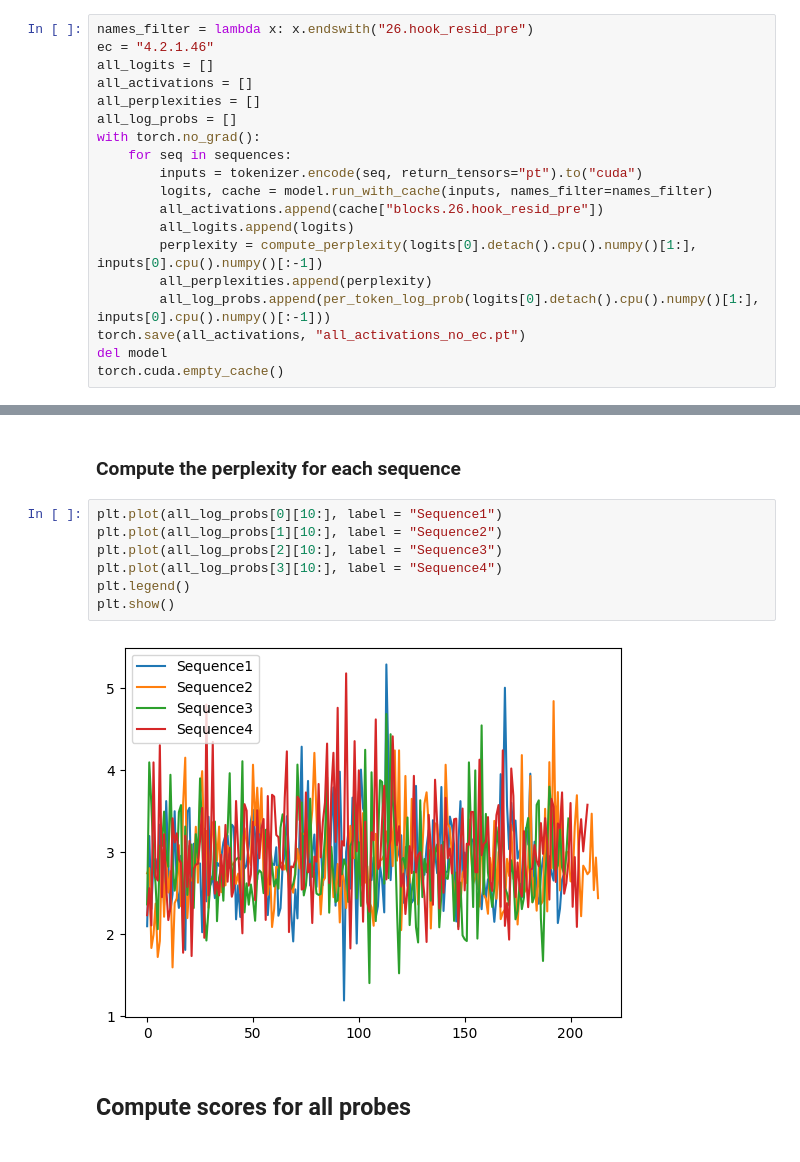
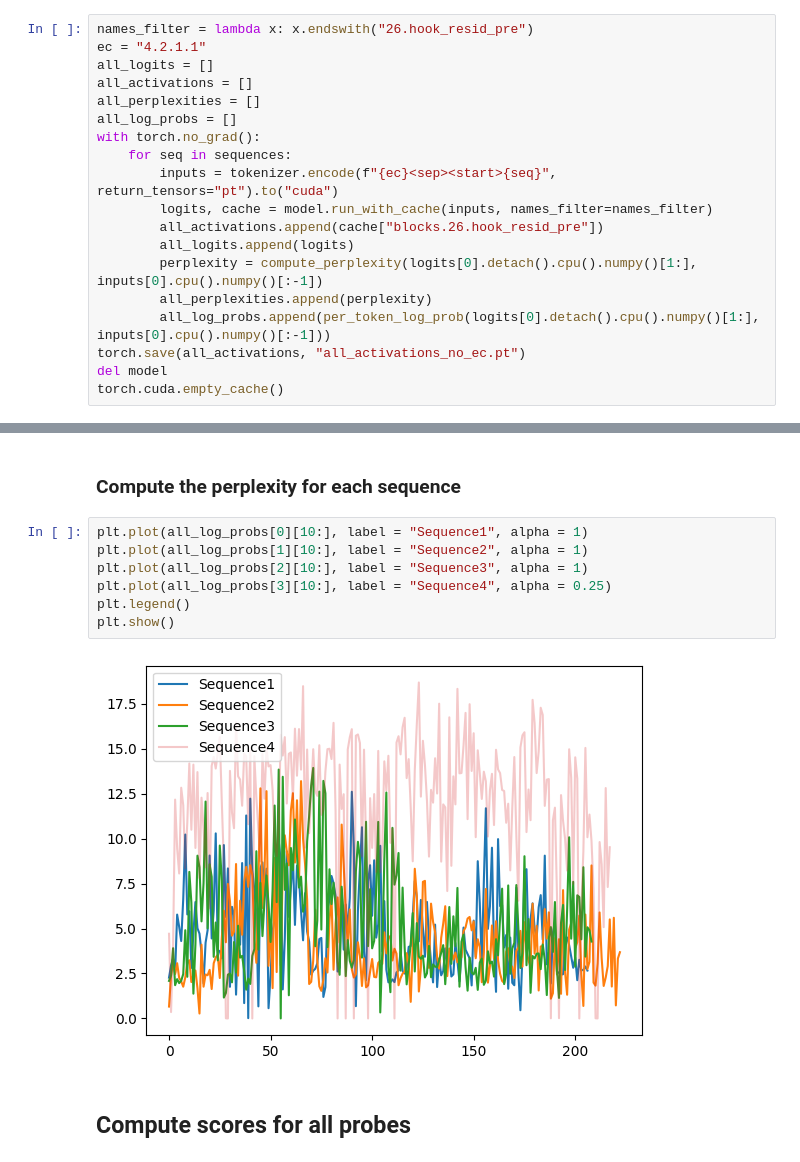
Before and after one commit to gboxo/Zym_SAEs, a Jupyter notebook: experiments/Detect Synth Probing/n_sequences.ipynb, the cells around one changed output, grey strips where cells are left out. Saved outputs shown, nothing was run; the diff lists cells and outputs as text.

```diff
--- a/experiments/Detect Synth Probing/n_sequences.ipynb
+++ b/experiments/Detect Synth Probing/n_sequences.ipynb
@@ -119,14 +119,14 @@ for file in files:
 ## Get representations without EC labels
 # %%
 names_filter = lambda x: x.endswith("26.hook_resid_pre")
-ec = "4.2.1.46"
+ec = "4.2.1.1"
 all_logits = []
 all_activations = []
 all_perplexities = []
 all_log_probs = []
 with torch.no_grad():
     for seq in sequences:
-        inputs = tokenizer.encode(seq, return_tensors="pt").to("cuda")
+        inputs = tokenizer.encode(f"{ec}<sep><start>{seq}", return_tensors="pt").to("cuda")
         logits, cache = model.run_with_cache(inputs, names_filter=names_filter)
         all_activations.append(cache["blocks.26.hook_resid_pre"])
         all_logits.append(logits)
@@ -147,14 +147,14 @@ for activations in all_activations:
 # %% [markdown]
 ### Compute the perplexity for each sequence
 # %%
-plt.plot(all_log_probs[0][10:], label = "Sequence1")
-plt.plot(all_log_probs[1][10:], label = "Sequence2")
-plt.plot(all_log_probs[2][10:], label = "Sequence3")
-plt.plot(all_log_probs[3][10:], label = "Sequence4")
+plt.plot(all_log_probs[0][10:], label = "Sequence1", alpha = 1)
+plt.plot(all_log_probs[1][10:], label = "Sequence2", alpha = 1)
+plt.plot(all_log_probs[2][10:], label = "Sequence3", alpha = 1)
+plt.plot(all_log_probs[3][10:], label = "Sequence4", alpha = 0.25)
 plt.legend()
 plt.show()
 # %% [output]
-[figure, old version]
+[figure, new version]
 # %% [markdown]
 ## Compute scores for all probes
 # %%
```
Also changed, not shown: parts of 5 cells of this notebook, 4 other files.
